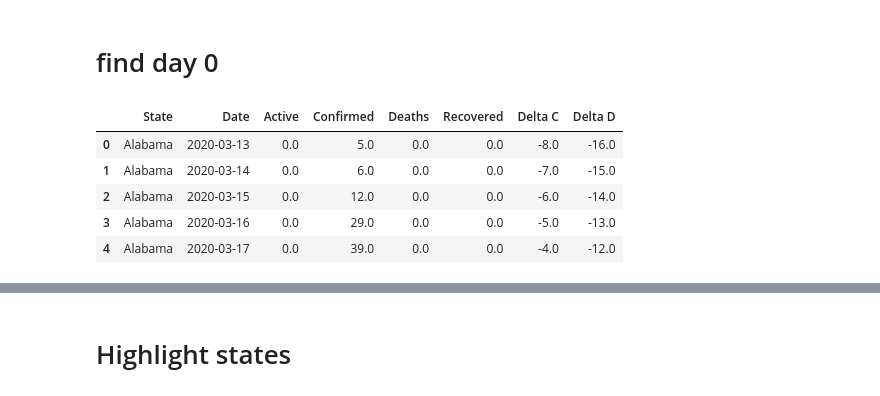
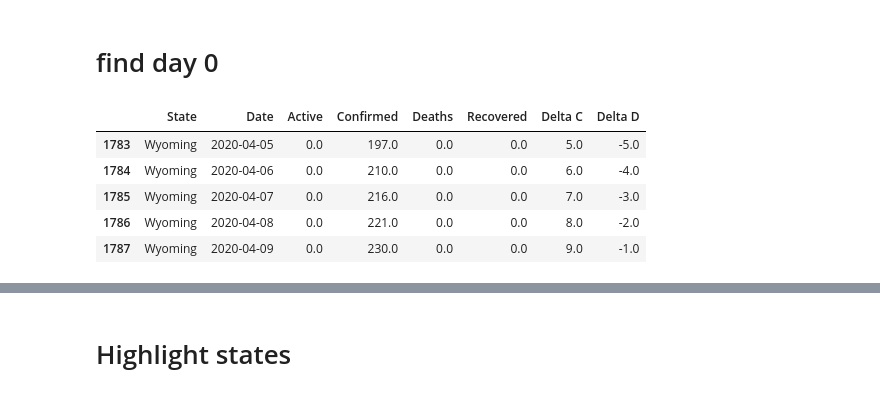
Before and after one commit to tlmohren/Covid19_analysis, a Jupyter notebook: JHUdata_states_log.ipynb, the cells around one changed output, grey strips where cells are left out. Cells and saved outputs as stored; diff of their text form; code cells hidden in the pictures.

```diff
--- a/JHUdata_states_log.ipynb
+++ b/JHUdata_states_log.ipynb
@@ -185,49 +148,25 @@ bool_prior = df_state['Date'] < datetime.datetime(2020,2,10).date()
 df_state.loc[bool_cal & bool_prior,'Confirmed'] = 0
 # %% [markdown]
 # find day 0
-# %%
- # set thresholds for day 0
-threshold_cases = 100
-threshold_deaths = 10
-
-
-last_day = df_state['Date'].max()
-bool_last = df_state['Date'] == last_day
-df_state.loc[bool_last,'Confirmed']  > threshold_cases
-states = df_state['State'].unique()
-threshold_states = []
-
-for state in states:
-    bool_state = df_state['State'] == state
-    df_temp = df_state[bool_state].copy()
-
-    bool_threshold_cases = df_temp['Confirmed'] >= threshold_cases
-    if bool_threshold_cases.sum() > 0:
-        day0 = df_temp.loc[bool_threshold_cases,'Date'].iloc[0]
-        threshold_states.append(state)
-    else:
-        day0 = last_day + timedelta(days=1)
-
-    newdays = (df_temp['Date'] - day0).dt.days
-
-    df_state.loc[bool_state,'Delta C'] = newdays
-
-
-    bool_threshold_death = df_temp['Deaths'] >= threshold_deaths
-    if bool_threshold_death.sum() > 0:
-        day0 = df_temp['Date'][bool_threshold_death].iloc[0]
-    else:
-        day0 = last_day + timedelta(days=1)
-
-    newdays = (df_temp['Date'] - day0).dt.days
-    df_state.loc[bool_state,'Delta D'] = newdays
-
-
-df_state.head()
-# %% [output]
-|  | State | Date | Active | Confirmed | Deaths | Recovered | Delta C | Delta D |
-| 0 | Alabama | 2020-03-13 | 0.0 | 5.0 | 0.0 | 0.0 | -8.0 | -16.0 |
-| 1 | Alabama | 2020-03-14 | 0.0 | 6.0 | 0.0 | 0.0 | -7.0 | -15.0 |
-| 2 | Alabama | 2020-03-15 | 0.0 | 12.0 | 0.0 | 0.0 | -6.0 | -14.0 |
-| 3 | Alabama | 2020-03-16 | 0.0 | 29.0 | 0.0 | 0.0 | -5.0 | -13.0 |
-| 4 | Alabama | 2020-03-17 | 0.0 | 39.0 | 0.0 | 0.0 | -4.0 | -12.0 |
+# %%
+threshold_cases = 100
+threshold_deaths = 10
+
+df_state['Delta C'] =  jp.days_since_threshold( df_state['Date'],
+                                df_state['Confirmed'],
+                                df_state['State'] ,
+                                threshold_cases)
+
+df_state['Delta D'] = jp.days_since_threshold( df_state['Date'],
+                                df_state['Deaths'],
+                                df_state['State'] ,
+                                threshold_deaths)
+
+df_state.tail()
+# %% [output]
+|  | State | Date | Active | Confirmed | Deaths | Recovered | Delta C | Delta D |
+| 1783 | Wyoming | 2020-04-05 | 0.0 | 197.0 | 0.0 | 0.0 | 5.0 | -5.0 |
+| 1784 | Wyoming | 2020-04-06 | 0.0 | 210.0 | 0.0 | 0.0 | 6.0 | -4.0 |
+| 1785 | Wyoming | 2020-04-07 | 0.0 | 216.0 | 0.0 | 0.0 | 7.0 | -3.0 |
+| 1786 | Wyoming | 2020-04-08 | 0.0 | 221.0 | 0.0 | 0.0 | 8.0 | -2.0 |
+| 1787 | Wyoming | 2020-04-09 | 0.0 | 230.0 | 0.0 | 0.0 | 9.0 | -1.0 |
```
Also changed, not shown: parts of 19 cells of this notebook, 14 other files.
